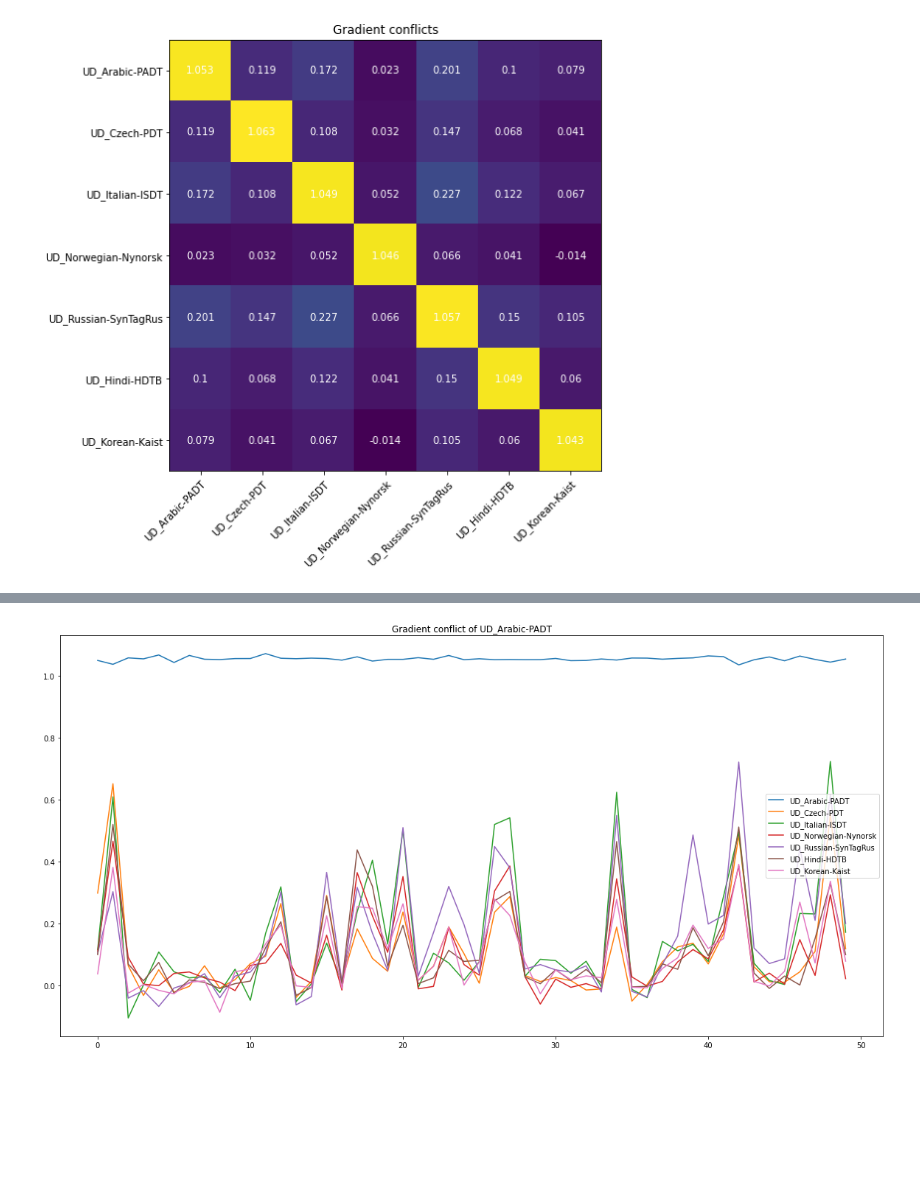
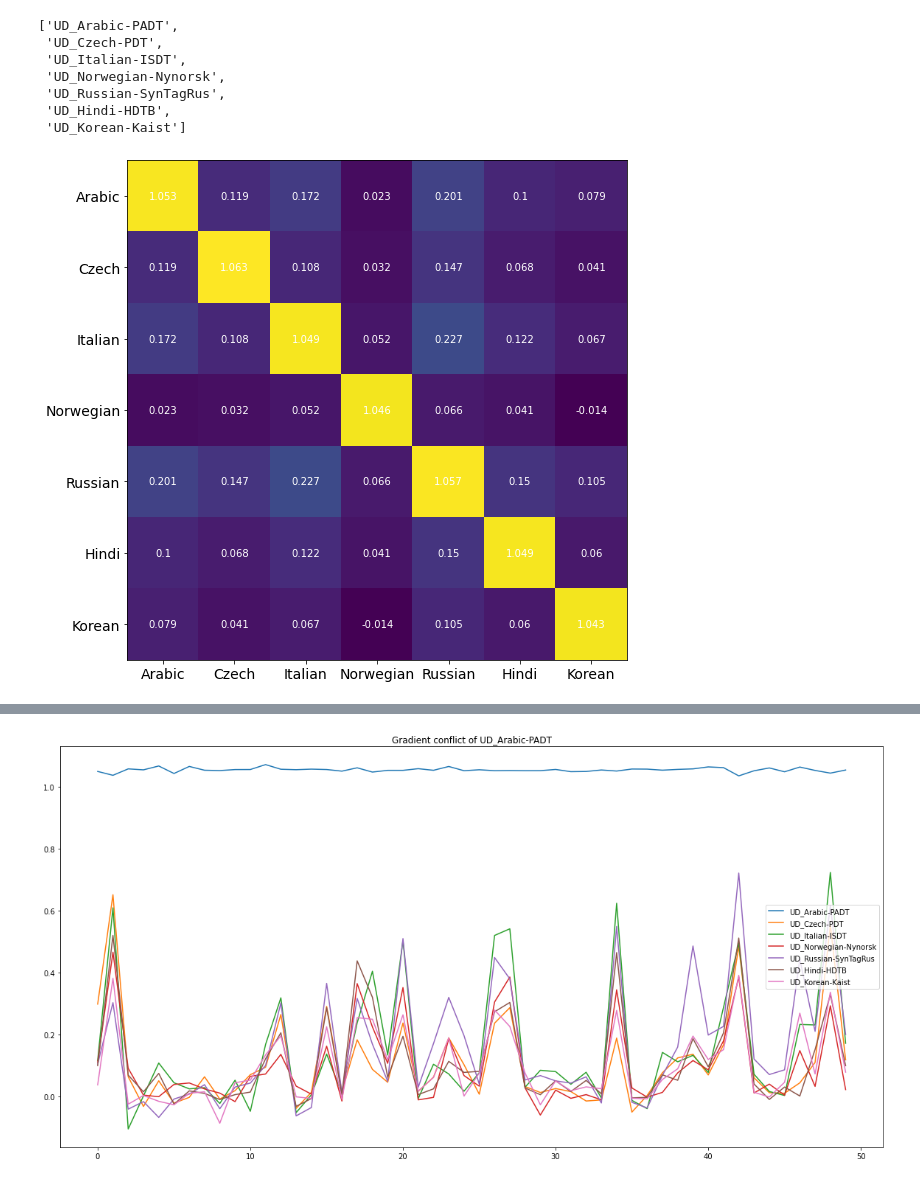
Before and after one commit to YeskendirK/Negative-Interference-UD, a Jupyter notebook: visualize.ipynb, the cells around one changed output, grey strips where cells are left out. Drawn from its saved outputs; the diff is of its cells as text; code cells hidden in the pictures; blank space fills up the shorter version.

```diff
--- a/visualize.ipynb
+++ b/visualize.ipynb
@@ -15,6 +15,17 @@ data = np.load(grad_filename)
 hindi_data = np.load(hindi_grad_filename)
 nor_data = np.load(nor_grad_filename)
 # %%
+
+readable = {
+    "UD_Arabic-PADT": "Arabic",
+    "UD_Czech-PDT": "Czech",
+    "UD_Italian-ISDT": "Italian",
+    "UD_Norwegian-Nynorsk": "Norwegian",
+    "UD_Russian-SynTagRus": "Russian",
+    "UD_Hindi-HDTB": "Hindi",
+    "UD_Korean-Kaist": "Korean",
+    "UD_English-EWT": "English"
+}
 
 
 train_languages = [
@@ -54,14 +63,18 @@ plt.show()
 # %%
-def visualize_grad_conflict(grad_conflicts, train_langs = train_languages, save_name=None):
+def visualize_grad_conflict(grad_conflicts, train_langs = train_languages, save_name=None ):
     fig, ax = plt.subplots(figsize=(8,8))
 #     im = ax.imshow(grad_conflicts, cmap='hot', interpolation='nearest')
     im = ax.imshow(grad_conflicts)
-
-    ax.set_xticks(np.arange(len(train_languages)), labels=train_langs)
-    ax.set_yticks(np.arange(len(train_languages)), labels=train_langs)
+    train_labels = []
+    for i in range(len(train_langs)):
+        train_labels.append(readable[train_langs[i]])
+    ax.set_xticks(np.arange(len(train_languages)), labels=train_labels)
+    ax.set_yticks(np.arange(len(train_languages)), labels=train_labels)
 
     # Rotate the tick labels and set their alignment.
-    plt.setp(ax.get_xticklabels(), rotation=45, ha="right",
+#     plt.setp(ax.get_xticklabels(), rotation=0, ha="right",
+#              rotation_mode="anchor")
+    plt.setp(ax.get_xticklabels(), rotation=0,
              rotation_mode="anchor")
 
     # Loop over data dimensions and create text annotations.
@@ -70,12 +83,28 @@ def visualize_grad_conflict(grad_conflicts, train_langs = train_languages, save_
             text = ax.text(j, i, round(grad_conflicts[i, j],3),
                            ha="center", va="center", color="w")
 
-    ax.set_title("Gradient conflicts")
+#     ax.set_title(title)
     fig.tight_layout()
+
+    ax.tick_params(axis='x', which='major', labelsize=14)
+
+    #set tick labels font size for y-axis only
+    ax.tick_params(axis='y', which='major', labelsize=14)
+
     if save_name is not None:
-        plt.savefig(save_name)
+        plt.savefig(save_name, bbox_inches='tight')
     plt.show()
+# %%
+train_languages
+# %% [output]
+['UD_Arabic-PADT',
+ 'UD_Czech-PDT',
+ 'UD_Italian-ISDT',
+ 'UD_Norwegian-Nynorsk',
+ 'UD_Russian-SynTagRus',
+ 'UD_Hindi-HDTB',
+ 'UD_Korean-Kaist']
 # %%
-visualize_grad_conflict(data[-1])#, 'wrong_model_grad_conflicts.png')
+visualize_grad_conflict(data[-1], train_langs=train_languages, save_name='ENG_grad_conflicts.png')
 # %% [output]
-[figure, old version]
+[figure, new version]
```
Also changed, not shown: parts of 22 cells of this notebook, 2 other files.
